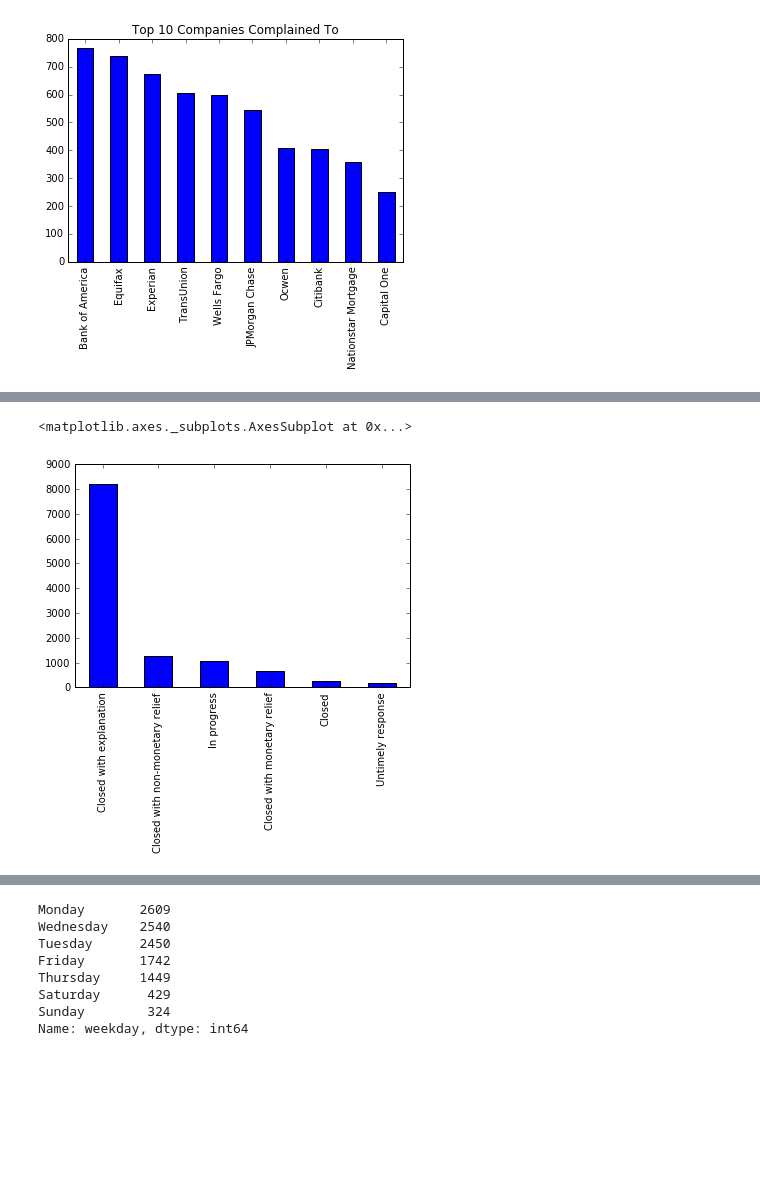
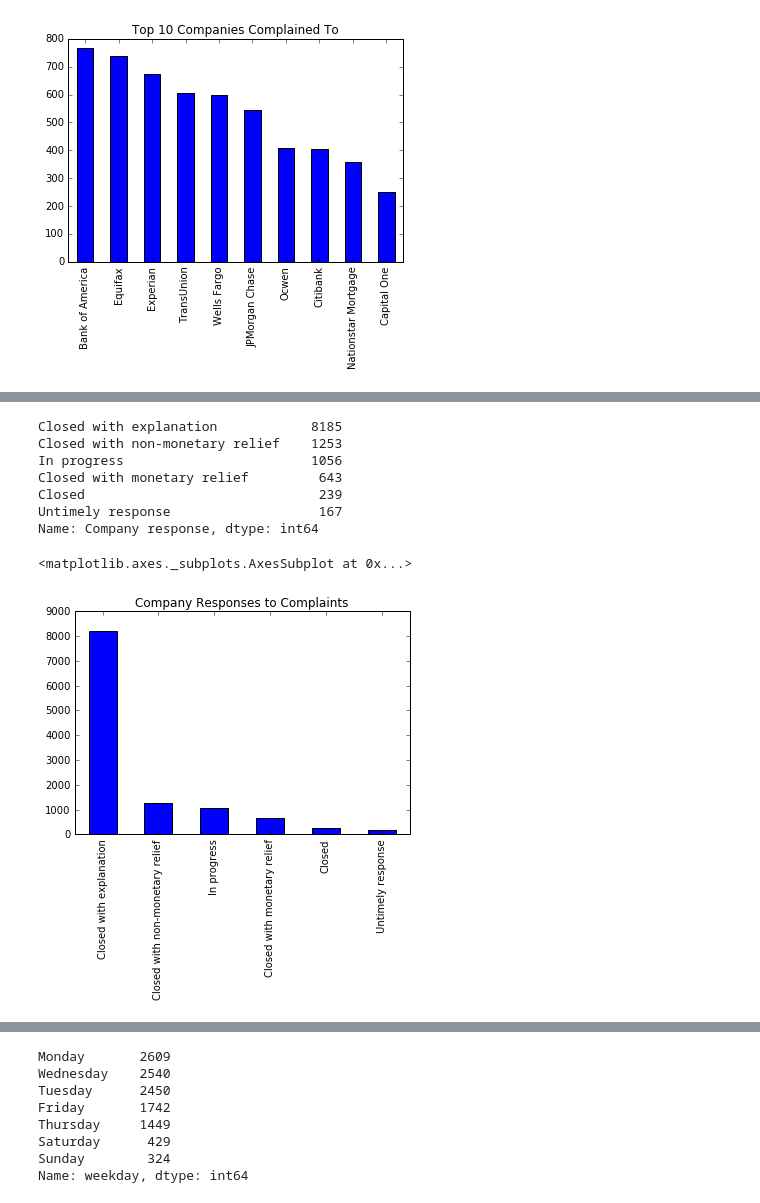
Before and after one commit to sateigen/consumer-complaints, a Jupyter notebook: consumer_complaints.ipynb, the cells around one changed output, grey strips where cells are left out. Saved outputs shown, nothing was run; the diff lists cells and outputs as text; code cells hidden in the pictures; blank space fills up the shorter version.

```diff
--- a/consumer_complaints.ipynb
+++ b/consumer_complaints.ipynb
@@ -59,6 +65,16 @@ top_companies.plot(kind='bar', color='blue', title='Top 10 Companies Complained
 # %%
 company_response = complaints_data['Company response'].value_counts()
-company_response.plot(kind='bar', color='blue')
+company_response
 # %% [output]
-<matplotlib.axes._subplots.AxesSubplot at 0x...>
+Closed with explanation            8185
+Closed with non-monetary relief    1253
+In progress                        1056
+Closed with monetary relief         643
+Closed                              239
+Untimely response                   167
+Name: Company response, dtype: int64
-[figure, removed]
+# %%
+company_response.plot(kind='bar', color='blue', title='Company Responses to Complaints')
+# %% [output]
+<matplotlib.axes._subplots.AxesSubplot at 0x...>
+[figure, added]
```
Also changed, not shown: parts of 10 cells of this notebook, 1 other file.
